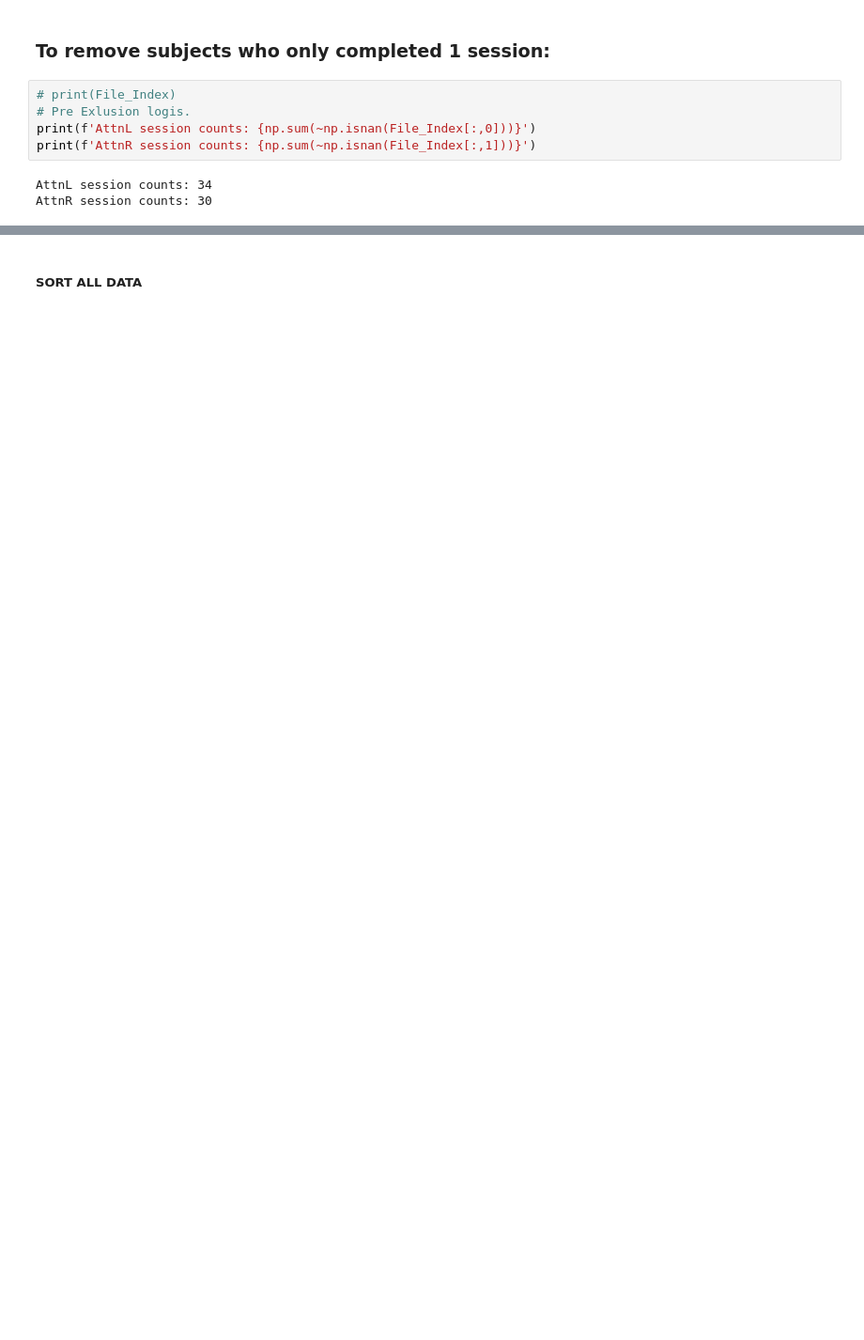
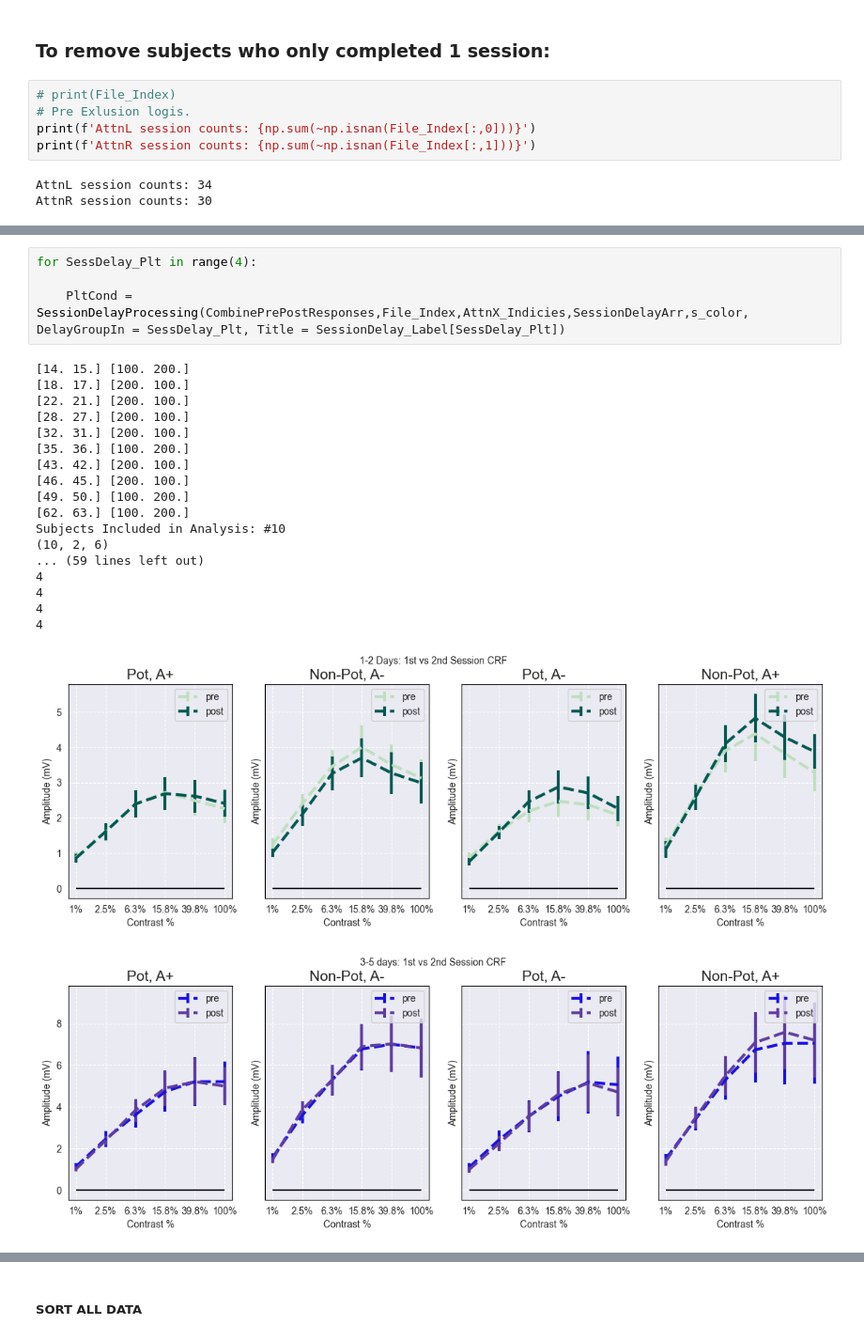
Before and after one commit to PatriciaNL/SSRP_Analysis, a Jupyter notebook: Pre_Post_Analysis_Segments.ipynb, the cells around one changed output, grey strips where cells are left out. Shown at 94% size. Cells and saved outputs as stored; diff of their text form; blank space fills up the shorter version.

```diff
--- a/Pre_Post_Analysis_Segments.ipynb
+++ b/Pre_Post_Analysis_Segments.ipynb
@@ -507,0 +662,24 @@ for x in range(4):
+# %%
+for SessDelay_Plt in range(4):
+
+    PltCond = SessionDelayProcessing(CombinePrePostResponses,File_Index,AttnX_Indicies,SessionDelayArr,s_color, DelayGroupIn = SessDelay_Plt, Title = SessionDelay_Label[SessDelay_Plt])
+# %% [output]
+[14. 15.] [100. 200.]
+[18. 17.] [200. 100.]
+[22. 21.] [200. 100.]
+[28. 27.] [200. 100.]
+[32. 31.] [200. 100.]
+[35. 36.] [100. 200.]
+[43. 42.] [200. 100.]
+[46. 45.] [200. 100.]
+[49. 50.] [100. 200.]
+[62. 63.] [100. 200.]
+Subjects Included in Analysis: #10
+(10, 2, 6)
+... (59 lines left out)
+4
+4
+4
+4
+[figure, added]
+[figure, added]
```
Also changed, not shown: parts of 93 cells of this notebook.
